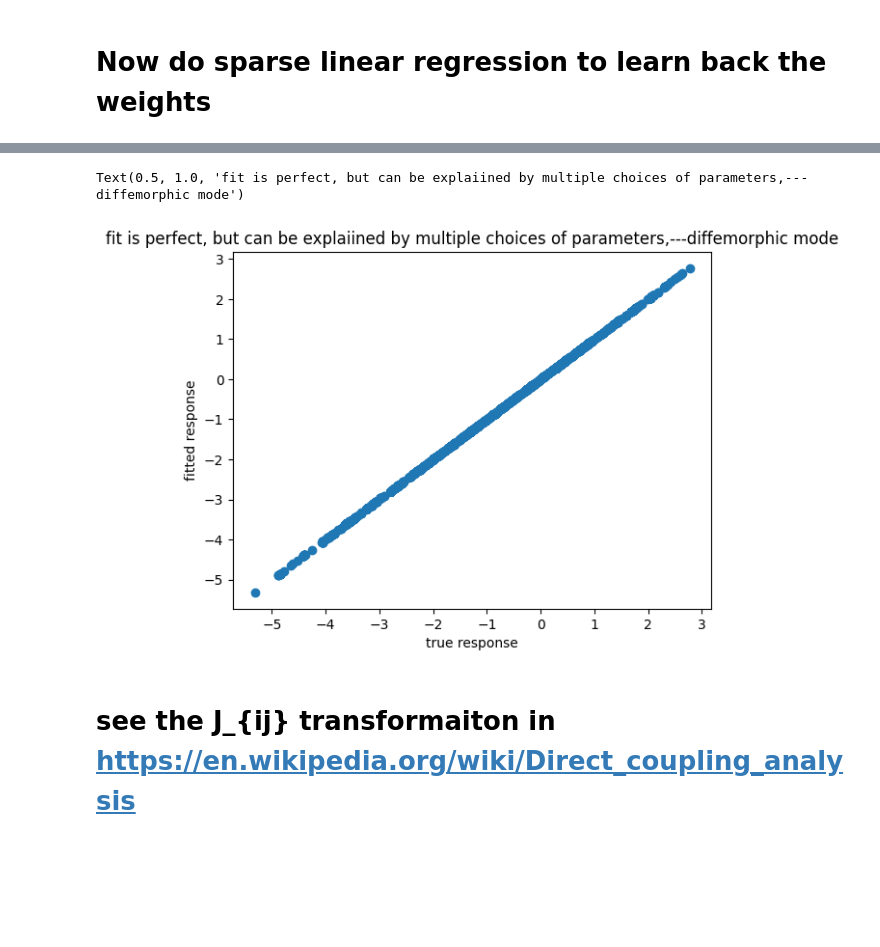
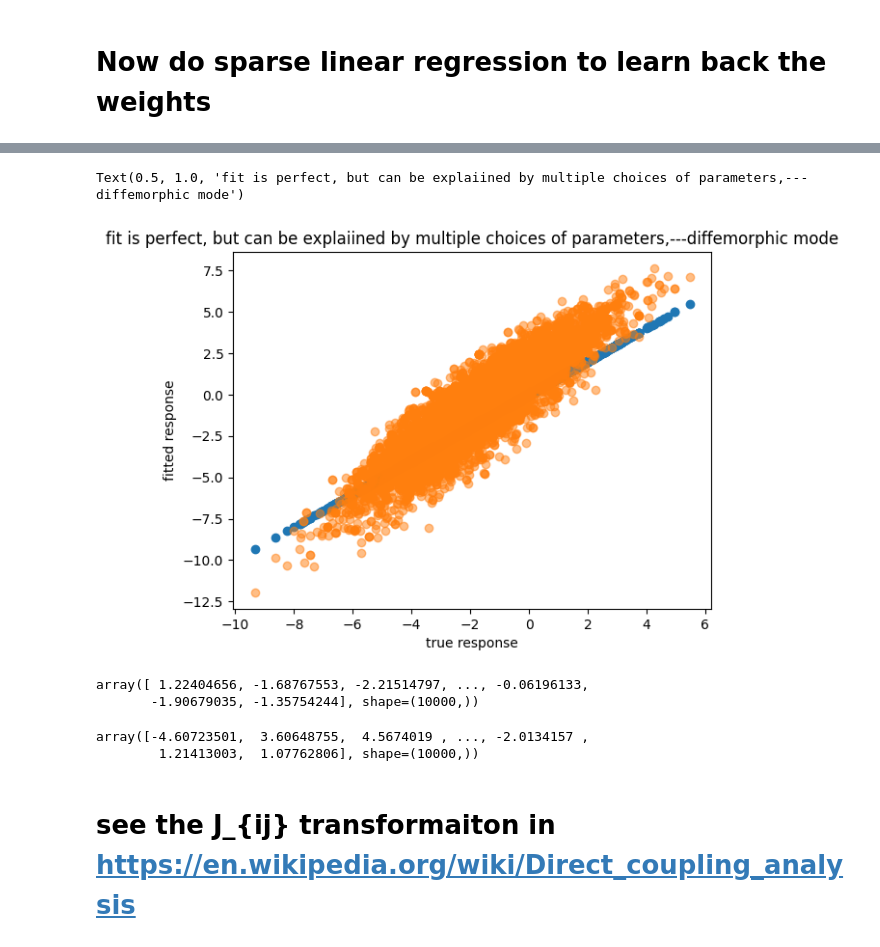
Before and after one commit to swagatam101/doe, a Jupyter notebook: DOE_SOLD_manual1.ipynb, the cells around one changed output, grey strips where cells are left out. Saved outputs shown, nothing was run; the diff lists cells and outputs as text; code cells hidden in the pictures; blank space fills up the shorter version.

```diff
--- a/DOE_SOLD_manual1.ipynb
+++ b/DOE_SOLD_manual1.ipynb
@@ -106,4 +106,2 @@ Text(0.5, 1.0, 'in silico responses (indel activity)')
 # %% [markdown]
 # Now do sparse linear regression to learn back the weights
-# %%
-F = doe_utils.fitting_model(S.mutation_probs_variable_region_indexed)
@@ -136,10 +108,8 @@ array(['1-A:2-A', '1-A:4-A', '2-A:4-A', '1-A:4-C', '2-A:4-C', '1-A:3-D',
 # %%
 fit_model = doe_utils.fitting_model(S.mutation_probs_variable_region_indexed)
-res, y = fit_model.fit(seqs, responses)
+fitted_params, fit_responses = fit_model.fit(seqs, responses)
 
-plt.scatter(Model1.ground_truth_params, res)
+plt.scatter(Model_in_silico.ground_truth_params, fitted_params)
 plt.xlabel("ground truth")
 plt.ylabel("fitted params")
-
-plt.title("There seems to be diffemorphic modes (transformation that leaves the result invariant) \n in the coupling parameters I need to worry about")
 # %% [output]
@@ -147,0 +120,2 @@ Text(0.5, 1.0, 'There seems to be diffemorphic modes (transformation that leaves
+# %%
+pairwise_fixed, diff = doe_utils._create_zero_mean_pairwise_weights(fitted_params[fit_model.pairwise_indices], fit_model.feature_names_pairwise, fit_model.feature_names_independent)
@@ -147,0 +133,8 @@ Text(0.5, 1.0, 'There seems to be diffemorphic modes (transformation that leaves
+# %%
+new_fitting_params = np.copy(fitted_params)
+new_fitting_params[fit_model.independent_indices] += diff
+new_fitting_params[fit_model.pairwise_indices] = pairwise_fixed
+
+plt.scatter(Model_in_silico.ground_truth_params, new_fitting_params)
+plt.xlabel("ground truth")
+plt.ylabel("fitted params")
@@ -148,10 +144,25 @@ Text(0.5, 1.0, 'There seems to be diffemorphic modes (transformation that leaves
 # %%
-plt.scatter(responses, y)
+new_fit_responses = np.dot(fit_model.features, new_fitting_params) + np.mean(responses)
+
+
+plt.scatter(responses, fit_responses)
+plt.scatter(responses, new_fit_responses, alpha = 0.5)
+
 plt.xlabel('true response')
 plt.ylabel('fitted response')
 plt.title("fit is perfect, but can be explaiined by multiple choices of parameters,---diffemorphic mode")
 # %% [output]
 Text(0.5, 1.0, 'fit is perfect, but can be explaiined by multiple choices of parameters,---diffemorphic mode')
-[figure, old version]
+[figure, new version]
+# %%
+responses - new_fit_responses
+# %% [output]
+array([ 1.22404656, -1.68767553, -2.21514797, ..., -0.06196133,
+       -1.90679035, -1.35754244], shape=(10000,))
+# %%
+new_fit_responses
+# %% [output]
+array([-4.60723501,  3.60648755,  4.5674019 , ..., -2.0134157 ,
+        1.21413003,  1.07762806], shape=(10000,))
 # %% [markdown]
 # see the J_{ij} transformaiton in https://en.wikipedia.org/wiki/Direct_coupling_analysis
```
Also changed, not shown: parts of 23 cells of this notebook, 1 other file.
